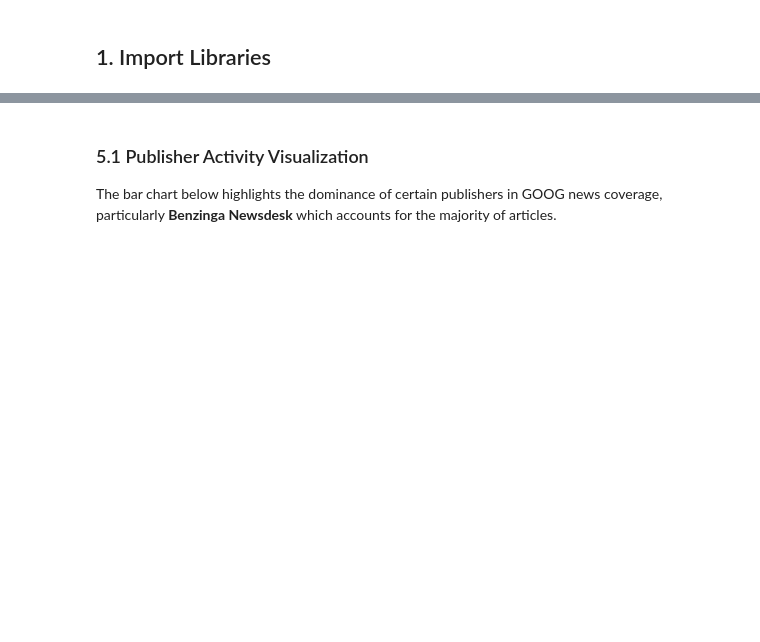
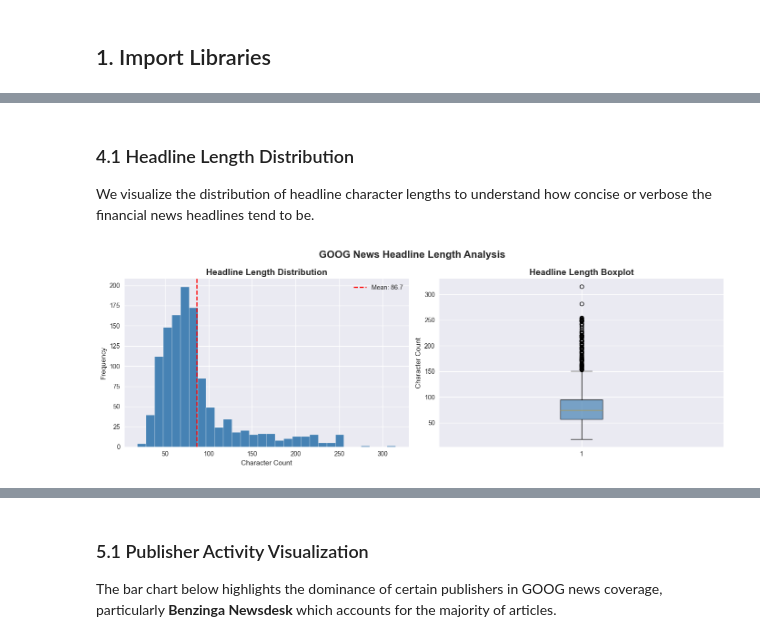
Before and after one commit to Maki4444444/News-sentiment-analysis, a Jupyter notebook: notebooks/GOOG_eda.ipynb, the cells around one changed output, grey strips where cells are left out. Cells and saved outputs as stored; diff of their text form; code cells hidden in the pictures; blank space fills up the shorter version.

Commit message:
feat: update GOOG EDA notebook to use modular src scripts

```diff
--- a/notebooks/GOOG_eda.ipynb
+++ b/notebooks/GOOG_eda.ipynb
@@ -115,0 +70,7 @@ print(publisher_counts.head(10))
+# %%
+df = load_news_data('../data/raw/raw_analyst_ratings.csv')
+
+print(f"Dataset Shape: {df.shape}")
+print(f"\nColumn Names: {df.columns.tolist()}")
+print(f"\nFirst 5 rows:")
+df.head()
@@ -115,0 +94,6 @@ print(publisher_counts.head(10))
+# %%
+goog_df = filter_by_stock(df, 'GOOG')
+
+print(f"\nDate range: {goog_df['date'].min().date()} to {goog_df['date'].max().date()}")
+print(f"\nMissing values:\n{goog_df.isnull().sum()}")
+goog_df.head()
@@ -115,0 +149,8 @@ print(publisher_counts.head(10))
+# %% [markdown]
+### 4.1 Headline Length Distribution
+
+We visualize the distribution of headline character lengths to understand how concise or verbose the financial news headlines tend to be.
+# %%
+plot_headline_length(goog_df, 'GOOG')
+# %% [output]
+[figure, added]
```
Also changed, not shown: parts of 29 cells of this notebook.
